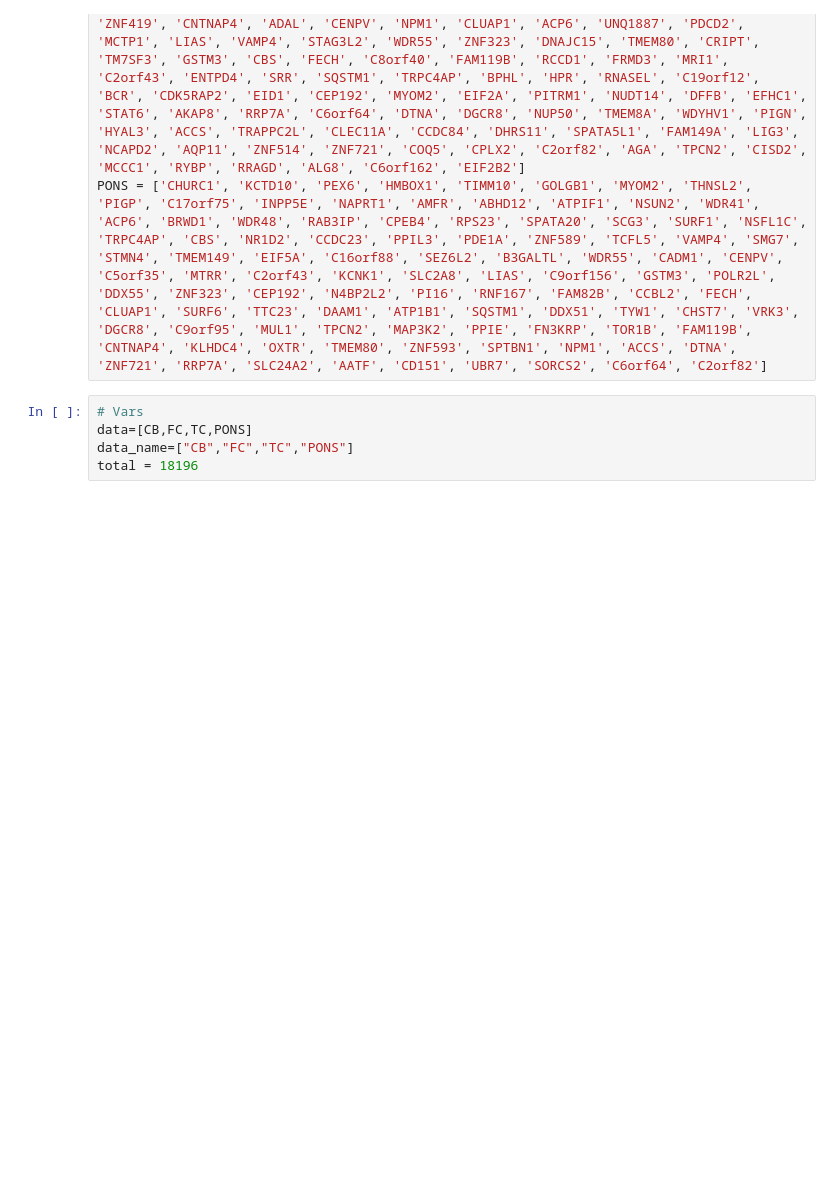
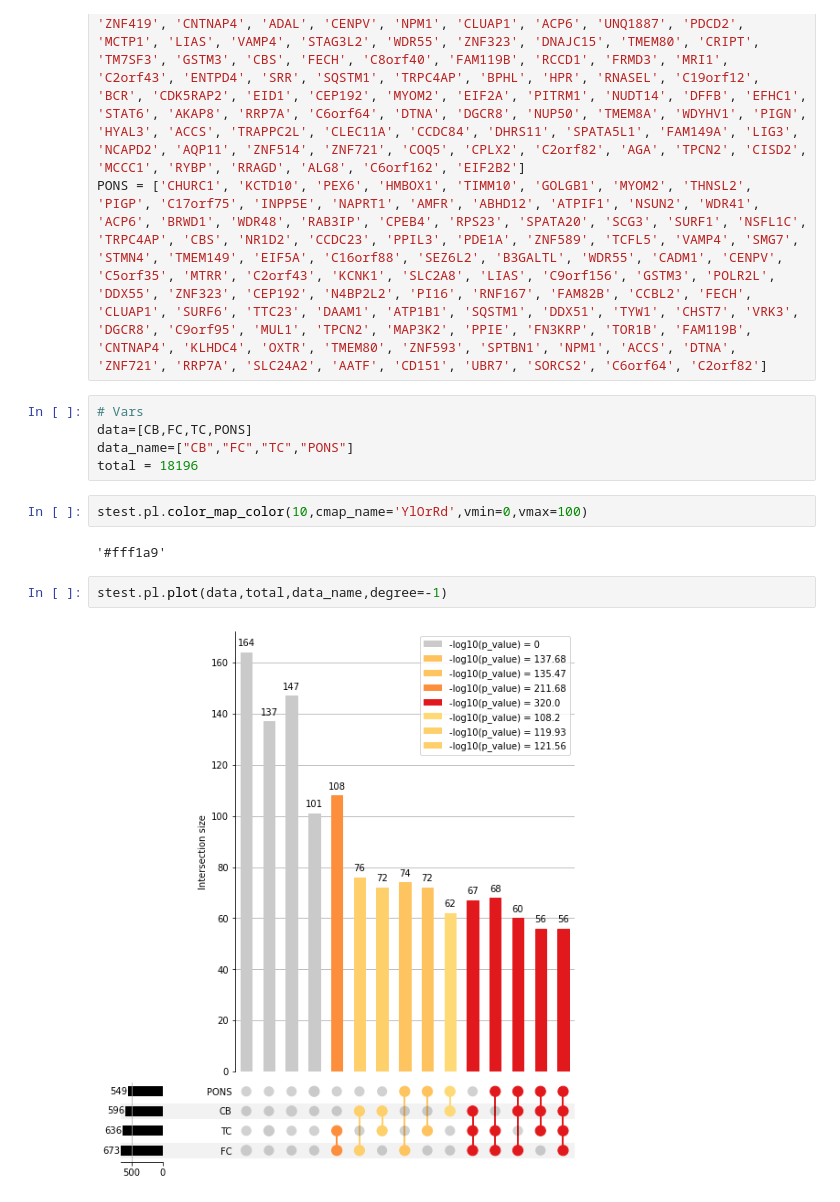
Before and after one commit to theislab/superexacttestpy, a Jupyter notebook: notebook/07_plot.ipynb, the cells around one changed output. Cells and saved outputs as stored; diff of their text form; blank space fills up the shorter version.

```diff
--- a/notebook/07_plot.ipynb
+++ b/notebook/07_plot.ipynb
@@ -14,3 +14,11 @@ PONS = ['CHURC1', 'KCTD10', 'PEX6', 'HMBOX1', 'TIMM10', 'GOLGB1', 'MYOM2', 'THNS
 data=[CB,FC,TC,PONS]
 data_name=["CB","FC","TC","PONS"]
 total = 18196
+# %%
+stest.pl.color_map_color(10,cmap_name='YlOrRd',vmin=0,vmax=100)
+# %% [output]
+'#fff1a9'
+# %%
+stest.pl.plot(data,total,data_name,degree=-1)
+# %% [output]
+[figure, added]
```
Also changed, not shown: parts of 4 cells of this notebook.
